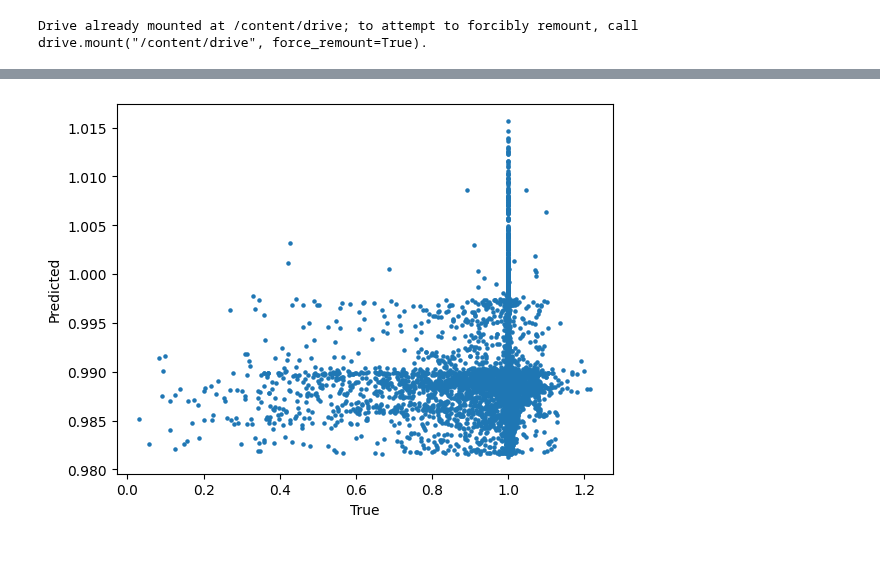
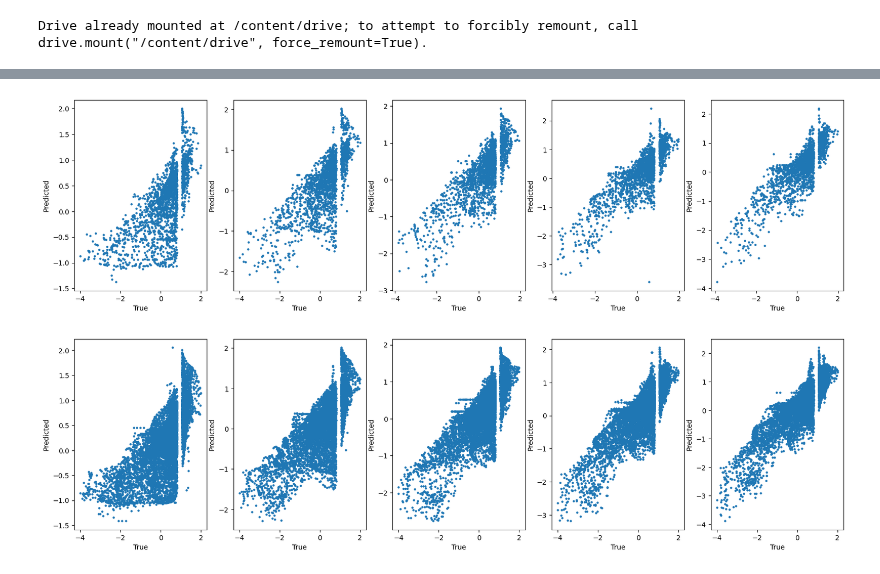
Before and after one commit to sudeepmenon17/PytorchforNN, a Jupyter notebook: AirfoilS809_SAmodel.ipynb, the cells around one changed output, grey strips where cells are left out. Saved outputs shown, nothing was run; the diff lists cells and outputs as text; code cells hidden in the pictures.

```diff
--- a/AirfoilS809_SAmodel.ipynb
+++ b/AirfoilS809_SAmodel.ipynb
@@ -422,23 +329,54 @@ Text(0.5, 0, 'Epoch')
-# %%
-x =test_fold[2][1]
-y = test_fold[2][0]
-x1 = []
-y1 = []
-# for i in range(len(x)):
-#   # if y[i] < 0.9:
-#   #   x1.append(x[i])
-#   #   y1.append(y[i])
-# min_range = 0
-# max_range = 1
-# x = (x - np.min(x)) * (max_range - min_range) / (np.max(x) - np.min(x))
-# y = (y - np.min(y)) * (max_range - min_range) / (np.max(y) - np.min(y))
-
-plt.scatter(x,y,s =5 )
-# plt.scatter(train_fold[1][0],train_fold[1][1], s=5)
-plt.xlabel('True')
-plt.ylabel('Predicted')
-# plt.ylim(-4,2)
-
-plt.show()
-# %% [output]
-[figure, removed]
+# %%
+plt.figure(figsize=(20,5))
+plt.subplot(1,5,1)
+plt.scatter(test_fold[0][1],test_fold[0][0],s =5 )
+plt.xlabel('True')
+plt.ylabel('Predicted')
+plt.subplot(1,5,2)
+plt.scatter(test_fold[1][1],test_fold[1][0],s =5 )
+plt.xlabel('True')
+plt.ylabel('Predicted')
+plt.subplot(1,5,3)
+plt.scatter(test_fold[2][1],test_fold[2][0],s =5 )
+plt.xlabel('True')
+plt.ylabel('Predicted')
+plt.subplot(1,5,4)
+plt.scatter(test_fold[3][1],test_fold[3][0],s =5 )
+plt.xlabel('True')
+plt.ylabel('Predicted')
+plt.subplot(1,5,5)
+plt.scatter(test_fold[4][1],test_fold[4][0],s =5 )
+plt.xlabel('True')
+plt.ylabel('Predicted')
+
+
+plt.show()
+# %% [output]
+[figure, added]
+# %%
+plt.figure(figsize=(20,5))
+plt.subplot(1,5,1)
+plt.scatter(train_fold[0][1],train_fold[0][0], s=5)
+plt.xlabel('True')
+plt.ylabel('Predicted')
+plt.subplot(1,5,2)
+plt.scatter(train_fold[1][1],train_fold[1][0], s=5)
+plt.xlabel('True')
+plt.ylabel('Predicted')
+plt.subplot(1,5,3)
+plt.scatter(train_fold[2][1],train_fold[2][0], s=5)
+plt.xlabel('True')
+plt.ylabel('Predicted')
+plt.subplot(1,5,4)
+plt.scatter(train_fold[3][1],train_fold[3][0], s=5)
+plt.xlabel('True')
+plt.ylabel('Predicted')
+plt.subplot(1,5,5)
+plt.scatter(train_fold[4][1],train_fold[4][0], s=5)
+plt.xlabel('True')
+plt.ylabel('Predicted')
+# plt.ylim(-4,2)
+
+plt.show()
+# %% [output]
+[figure, added]
```
Also changed, not shown: parts of 10 cells of this notebook.
